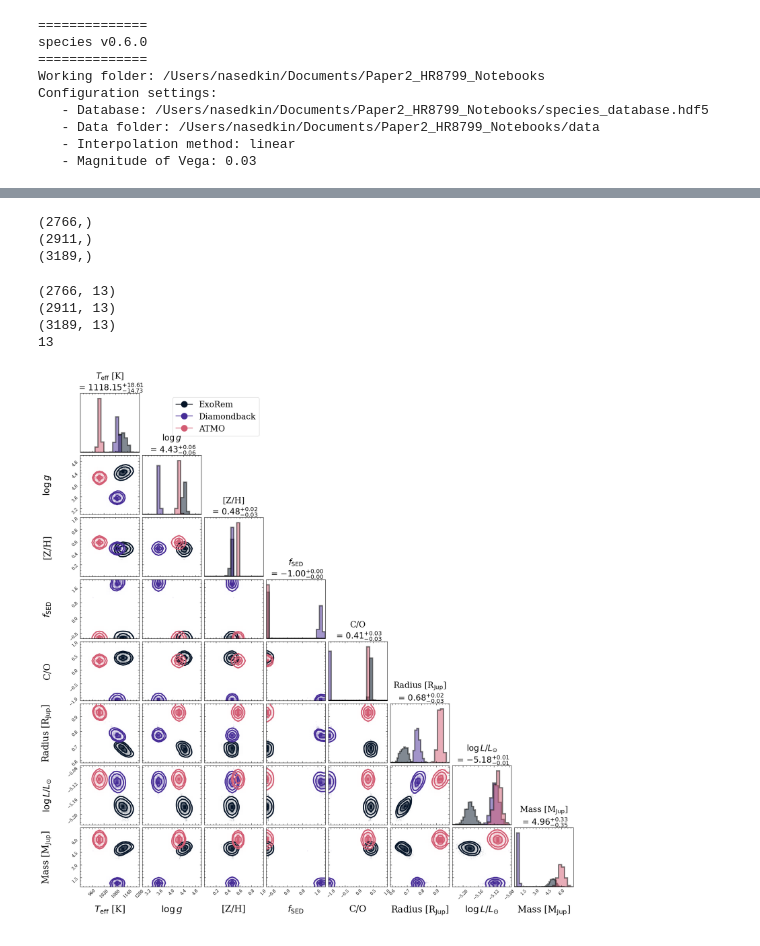
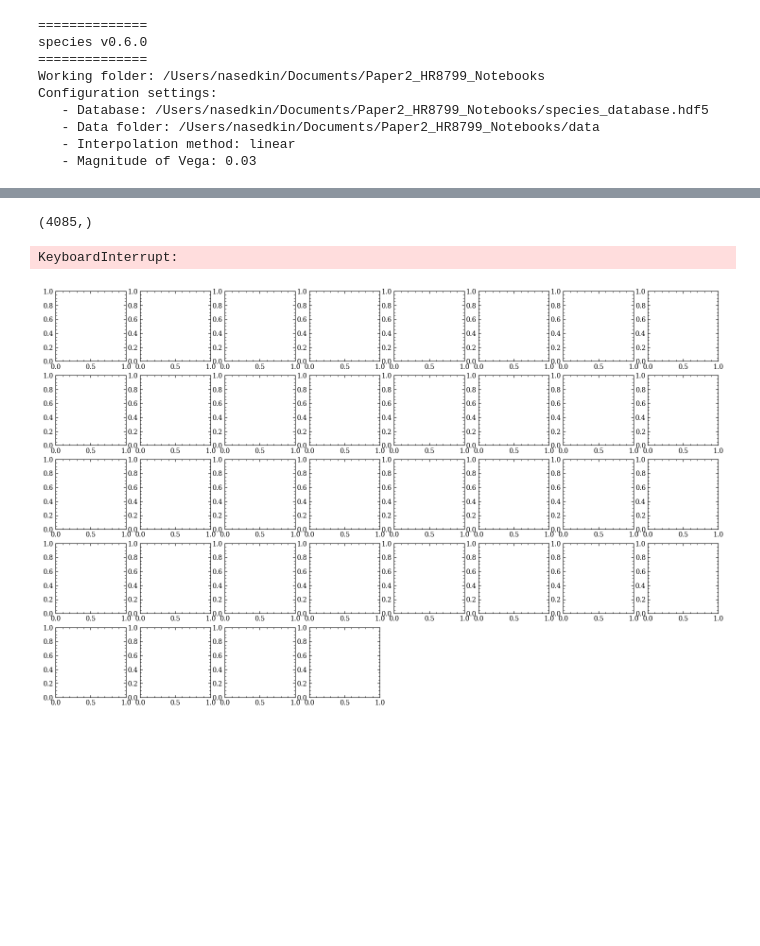
Before and after one commit to nenasedk/PhDNotebooks2, a Jupyter notebook: GridFitCornerPlots.ipynb, the cells around one changed output, grey strips where cells are left out. Saved outputs shown, nothing was run; the diff lists cells and outputs as text; code cells hidden in the pictures; blank space fills up the shorter version.

Commit message:
Stash changes, multi-retrieval analysis and grid fits

```diff
--- a/GridFitCornerPlots.ipynb
+++ b/GridFitCornerPlots.ipynb
@@ -61,22 +65,20 @@ for ret in retrievals:
         out_of_bounds[ret] = np.random.uniform(low = -2, high = -1, size = sample_dict[ret].shape[0])
         print(out_of_bounds[ret].shape)
 
-sample_dict[retrievals[0]] = np.insert(sample_dict[retrievals[0]], 3, -1, axis = 1) #fsed
-sample_dict[retrievals[0]] = np.insert(sample_dict[retrievals[0]], 5, -1, axis = 1)#ad_index
-sample_dict[retrievals[1]] = np.insert(sample_dict[retrievals[1]], 4, -1, axis = 1) #C/O
-sample_dict[retrievals[1]] = np.insert(sample_dict[retrievals[1]], 5, -1, axis = 1) #ad_index
-sample_dict[retrievals[2]] = np.insert(sample_dict[retrievals[2]], 3, -1, axis = 1) #ad_index
+#sample_dict[retrievals[0]] = np.insert(sample_dict[retrievals[0]], 3, -1, axis = 1) #fsed
+#sample_dict[retrievals[0]] = np.insert(sample_dict[retrievals[0]], 5, -1, axis = 1)#ad_index
+#sample_dict[retrievals[1]] = np.insert(sample_dict[retrievals[1]], 4, -1, axis = 1) #C/O
+#sample_dict[retrievals[1]] = np.insert(sample_dict[retrievals[1]], 5, -1, axis = 1) #ad_index
+#sample_dict[retrievals[2]] = np.insert(sample_dict[retrievals[2]], 3, -1, axis = 1) #fsed
+#sample_dict[retrievals[3]] = np.insert(sample_dict[retrievals[3]], 5, -1, axis = 1) #ad_index
 
 params_use = {}
-all_params = ["teff", "logg", "Fe/H", "fsed", "C/O", "ad_index", "radius", "parallax", "log_l_osiris", "f_osiris", "a_osiris", "log_L_bol", "M"]
+all_params = ["teff", "logg", "Fe/H", "fsed", "C/O", "radius", "parallax", "log_l_osiris", "f_osiris", "a_osiris", "log_L_bol", "M"]
 
-params_use[retrievals[0]] = all_params
-params_use[retrievals[1]] = all_params
-params_use[retrievals[2]] = all_params
+for ret in retrievals:
+        params_use[ret] = all_params
 # %% [output]
-(2766,)
-(2911,)
-(3189,)
+(4085,)
 # %%
 teff_index = np.argwhere(np.array(all_params) == "teff")[0]
 radius_index = np.argwhere(np.array(all_params) == "radius")[0]
@@ -100,28 +102,31 @@ for key,samples in sample_dict.items():
     sample_dict[key] = np.append(samples, mass_samples, axis = 1)
 # %%
 
-indices = [0,1,2,3,4,6,11,12]
+indices = [0,1,2,3,4,5,-2,-1]
 parameter_plot_indices = {}
-parameter_plot_indices[retrievals[0]] = indices
-
-parameter_plot_indices[retrievals[1]] = indices
-parameter_plot_indices[retrievals[2]] = indices
+for ret in retrievals:
+    parameter_plot_indices[ret] = indices
 
 qual_map = sc.ScicoSequential(cmap='heat')
 fixed_cmap = qual_map.get_mpl_color_map()
 
-short_names = ["ExoRem", "Diamondback", "ATMO"]
+short_names = ["ExoRem", "Diamondback", "ATMO", "petitCODE"]
 snames = {}
 
-for i,name in enumerate(retrievals):
-    snames[name] = short_names[i]
-    print(sample_dict[name].shape)
+#for i,name in enumerate(retrievals):
+#    snames[name] = short_names[i]
+#    print(sample_dict[name].shape)
 
-ranges = [(900.,1200.),
+ranges = [(100.,1400.),
                 (3.,5.),
                 (0.,1.),
-                (-1.1,2.),
+                (-1.1,3.),
                 (-1.1,1.),
+                #None,
+                None,
+                None,
+                None,
+                None,
                 None,
                 None,
                 None,
@@ -130,60 +135,43 @@ ranges = [(900.,1200.),
                 None,
                 None,
                 None]
-ranges_tight = [(900.,1200.),
-                (3.,5.),
-                (0.,1.),
-                (0,2.),
-                (0,1.),
-                None,
-                None,
-                None,
-                None,
-                None,
-                None,
-                None,
-                None]
-print(len(ranges))
+
 parameter_ranges = {}
-parameter_ranges[retrievals[0]] = ranges
-parameter_ranges[retrievals[1]] = ranges
-parameter_ranges[retrievals[2]] = ranges
+for ret in retrievals:
+    parameter_ranges[ret] = ranges
 
 labels =  [r"$T_{\rm eff}$ [K]",
            r"$\log g$",
            "[Z/H]",
            r"$f_{\rm SED}$",
            "C/O",
-           "ad_index",
+           #"ad_index",
            r"Radius [R$_{\rm Jup}$]",
            "parallax",
            "log_l_osiris",
            "f_osiris",
            "a_osiris",
            r"$\log L/L_{\odot}$",
            r"Mass [M$_{\rm Jup}$]"]
 luse = {}
 for ret in retrievals:
     luse[ret] = labels
 fig = contour_corner(sample_dict,
                      luse,
-                     output_file="plots/HR8799b_Grid_contour.pdf",
+                     output_file="plots/HR8799c_Grid_contour.pdf",
                      parameter_ranges=parameter_ranges,
                      parameter_plot_indices=parameter_plot_indices,
-                     colors = [fixed_cmap(1/10),fixed_cmap(3/10),fixed_cmap(6/10)],
+                     colors = [fixed_cmap(1/10),fixed_cmap(3/10),fixed_cmap(6/10),fixed_cmap(9/10)],
                      quintiles = [],
                      short_name=snames,
                      legend = True,
                      prt_plot_style = True,
                      label_kwargs={"fontsize":22},
                      title_kwargs={"fontsize":20},
                      contour_kwargs={"linewidths":3, "alpha" : 1.0},
                      hist_kwargs = {"linewidth":3,"histtype":"stepfilled", "ec":'k',"alpha":0.5},
                     )
 # %% [output]
-(2766, 13)
-(2911, 13)
-(3189, 13)
-13
+KeyboardInterrupt:
-[figure, old version]
+[figure, new version]
 # %%
```
Also changed, not shown: parts of 3 cells of this notebook, 4 other files.
